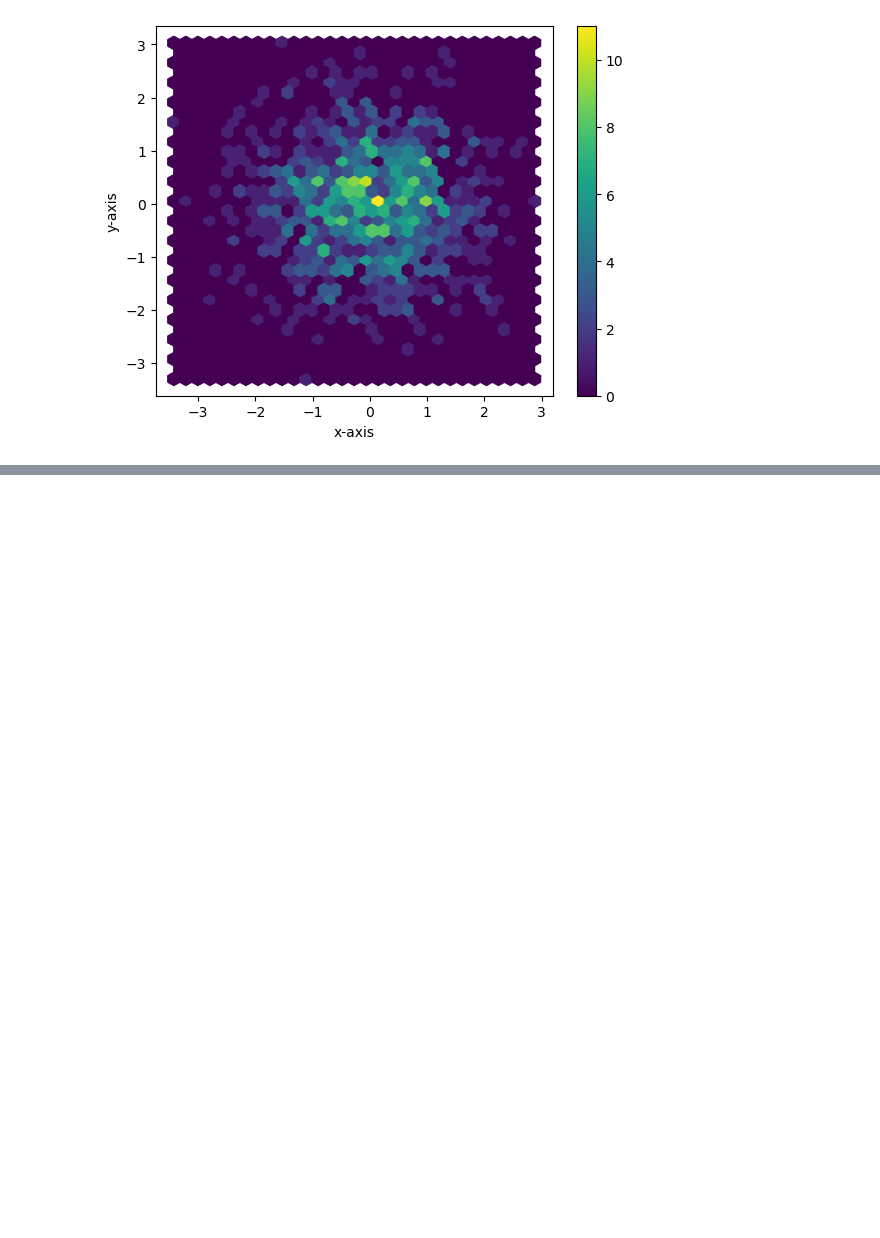
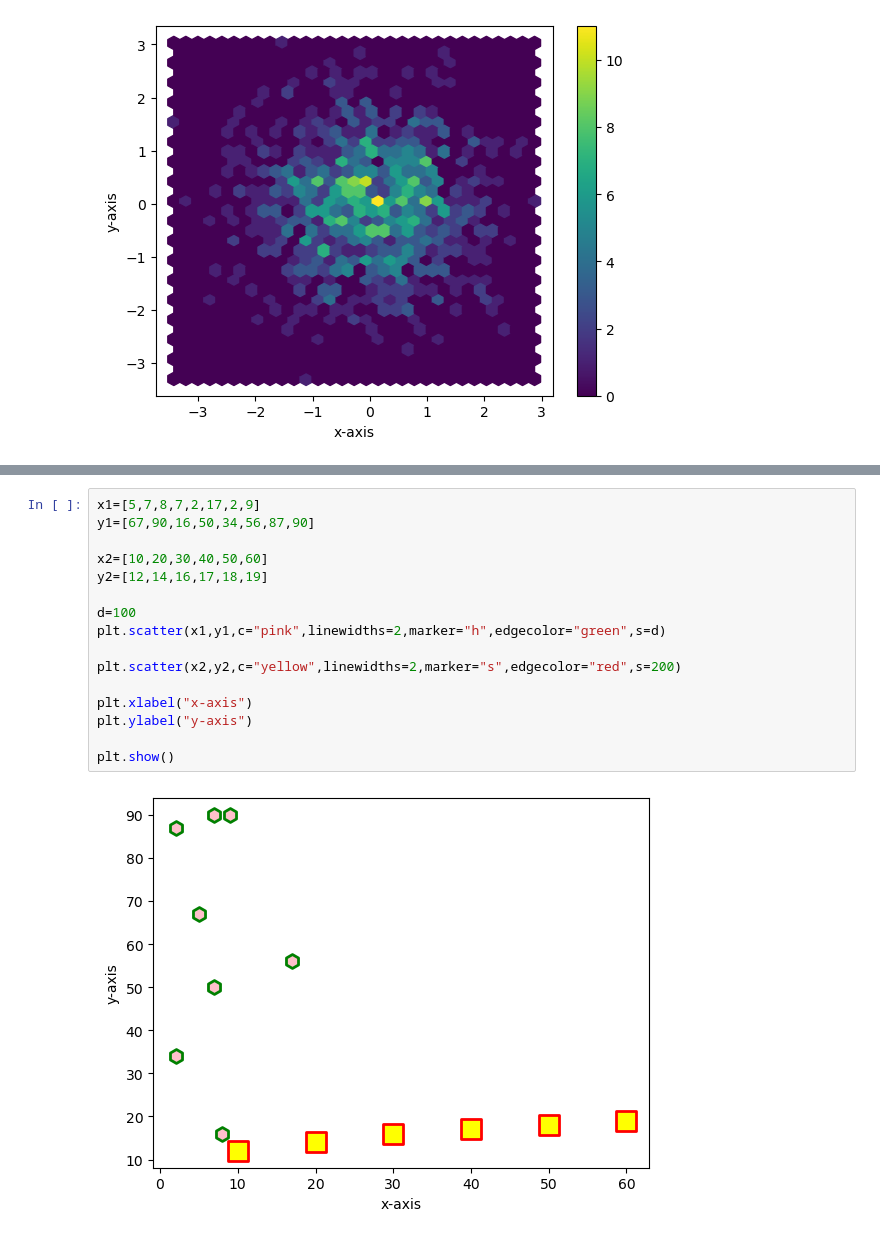
Before and after one commit to azartechnet/SanjithaBatch, a Jupyter notebook: Matplotlib.ipynb, the cells around one changed output, grey strips where cells are left out. Cells and saved outputs as stored; diff of their text form; blank space fills up the shorter version.

```diff
--- a/Matplotlib.ipynb
+++ b/Matplotlib.ipynb
@@ -337,0 +351,18 @@ plt.show()
+# %%
+x1=[5,7,8,7,2,17,2,9]
+y1=[67,90,16,50,34,56,87,90]
+
+x2=[10,20,30,40,50,60]
+y2=[12,14,16,17,18,19]
+
+d=100
+plt.scatter(x1,y1,c="pink",linewidths=2,marker="h",edgecolor="green",s=d)
+
+plt.scatter(x2,y2,c="yellow",linewidths=2,marker="s",edgecolor="red",s=200)
+
+plt.xlabel("x-axis")
+plt.ylabel("y-axis")
+
+plt.show()
+# %% [output]
+[figure, added]
```
Also changed, not shown: parts of 10 cells of this notebook.
